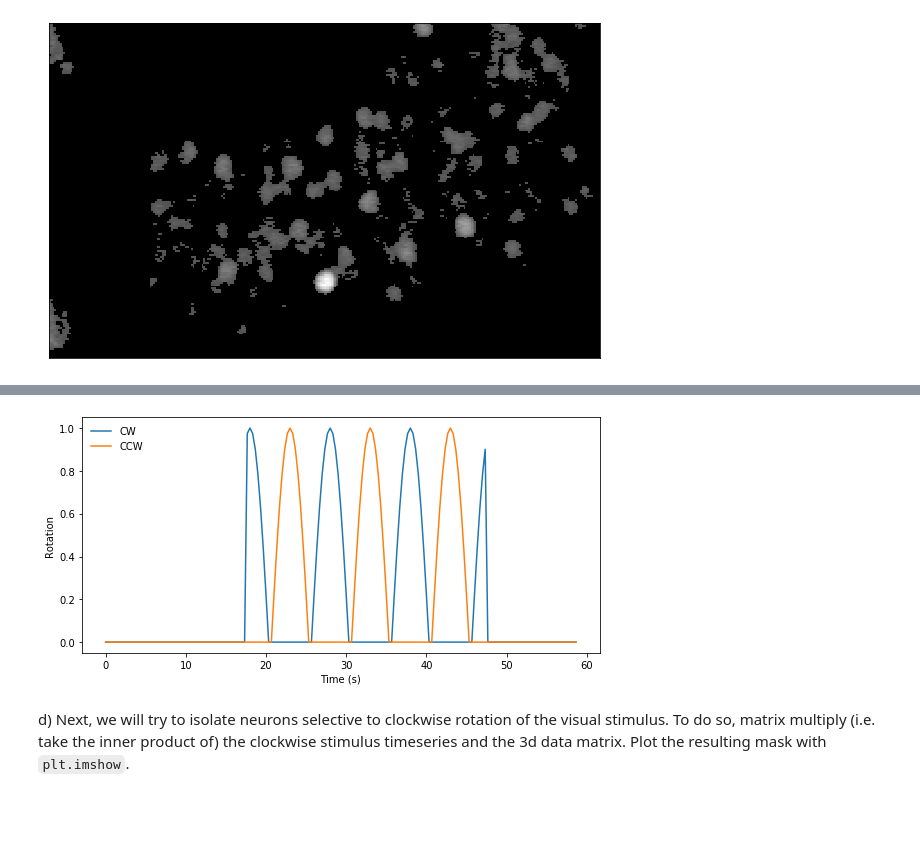
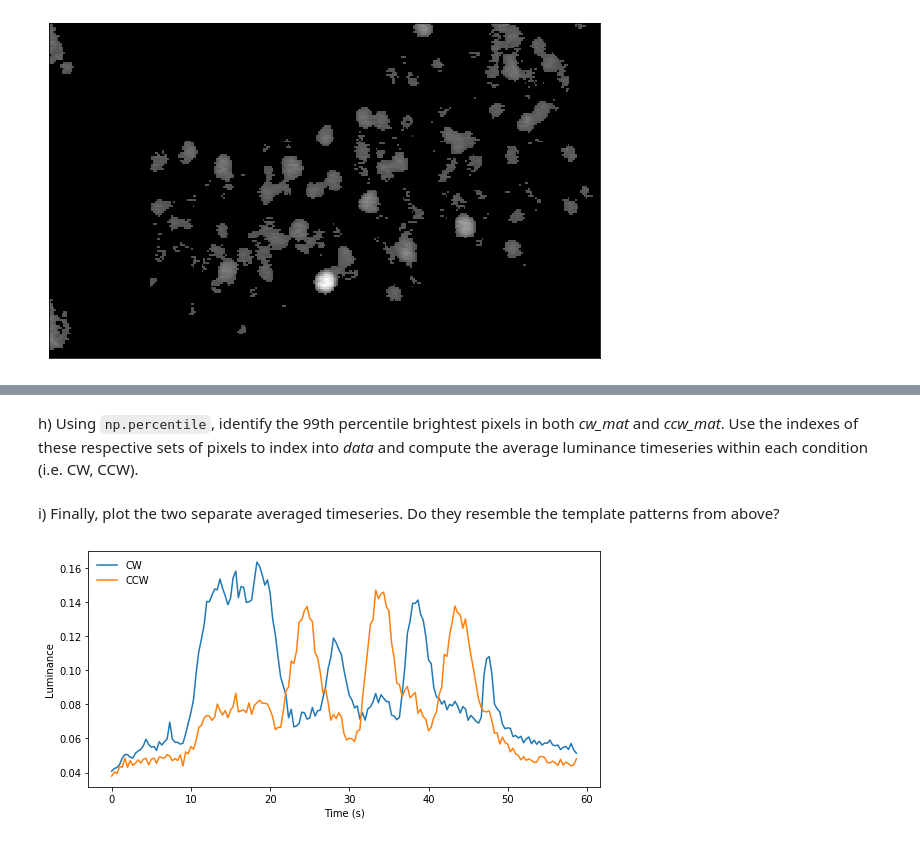
Before and after one commit to PrincetonUniversity/pni_bootcamp_2020, a Jupyter notebook: Module01_Python/day02/day02_solutions.ipynb, the cells around one changed output, grey strips where cells are left out. Cells and saved outputs as stored; diff of their text form; code cells hidden in the pictures; blank space fills up the shorter version.

```diff
--- a/Module01_Python/day02/day02_solutions.ipynb
+++ b/Module01_Python/day02/day02_solutions.ipynb
@@ -422,0 +516,12 @@ c) To get a better understanding of the timing of the experiment, plot the clock
+# %%
+## Compute clockwise map.
+cw_mat = np.dot(data.T, cw).T
+
+## Initialize canvas.
+fig, ax = plt.subplots(1,1,figsize=(8,5))
+
+## Plot heatmap.
+ax.imshow(cw_mat, aspect='auto', cmap='binary_r')
+ax.set(xticks=[], yticks=[])
+
+plt.tight_layout()
@@ -422,0 +534,12 @@ c) To get a better understanding of the timing of the experiment, plot the clock
+# %%
+## Compute clockwise map.
+ccw_mat = np.dot(data.T, ccw).T
+
+## Initialize canvas.
+fig, ax = plt.subplots(1,1,figsize=(8,5))
+
+## Plot heatmap.
+ax.imshow(ccw_mat, aspect='auto', cmap='binary_r')
+ax.set(xticks=[], yticks=[])
+
+plt.tight_layout()
@@ -423,17 +548,27 @@ c) To get a better understanding of the timing of the experiment, plot the clock
+# %% [markdown]
+h) Using `np.percentile`, identify the 99th percentile brightest pixels in both *cw_mat* and *ccw_mat*. Use the indexes of these respective sets of pixels to index into *data* and compute the average luminance timeseries within each condition (i.e. CW, CCW).
+# %%
+## Extract timeseries from CW map.
+i, j = np.where(cw_mat > np.percentile(cw_mat, 99))
+ts_cw = data[:,i,j].mean(axis=-1)
+
+## Extract timeseries from CCW map.
+i, j = np.where(ccw_mat > np.percentile(ccw_mat, 99))
+ts_ccw = data[:,i,j].mean(axis=-1)
+# %% [markdown]
+i) Finally, plot the two separate averaged timeseries. Do they resemble the template patterns from above?
 # %%
 ## Initialize canvas.
 fig, ax = plt.subplots(1,1,figsize=(8,4))
 
 ## Plot average waveform.
-ax.plot(times, cw, label='CW')
-ax.plot(times, ccw, label='CCW')
+ax.plot(times, ts_cw, label='CW')
+ax.plot(times, ts_ccw, label='CCW')
 
 ## Add details.
-ax.set(xlabel='Time (s)', ylabel='Rotation')
+ax.set(xlabel='Time (s)', ylabel='Luminance')
 ax.legend(loc=2, frameon=False)
 
 plt.tight_layout()
 # %% [output]
-[figure, old version]
+[figure, new version]
-# %% [markdown]
-d) Next, we will try to isolate neurons selective to clockwise rotation of the visual stimulus. To do so, matrix multiply (i.e. take the inner product of) the clockwise stimulus timeseries and the 3d data matrix. Plot the resulting mask with `plt.imshow`.
```
Also changed, not shown: parts of 30 cells of this notebook, 1 other file.
